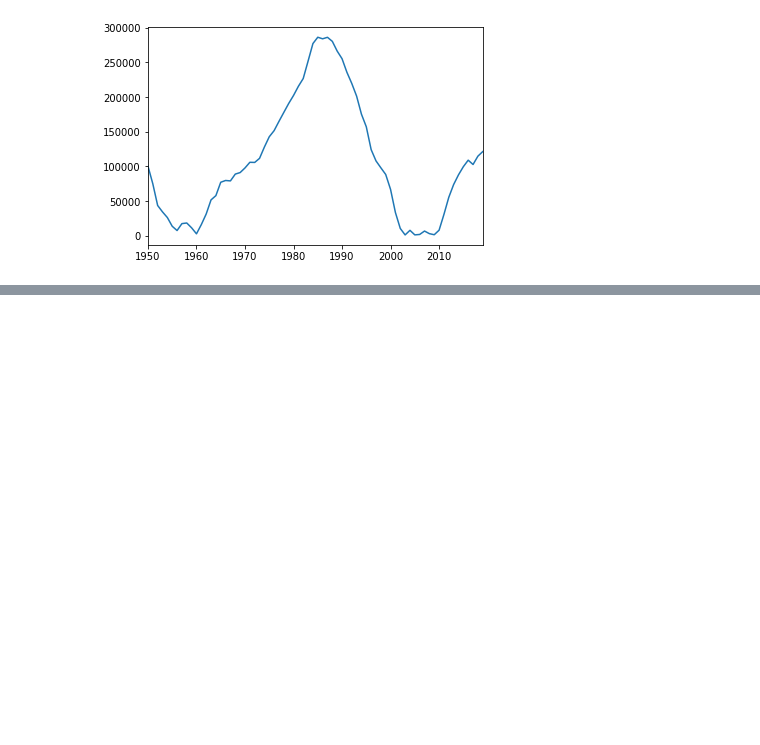
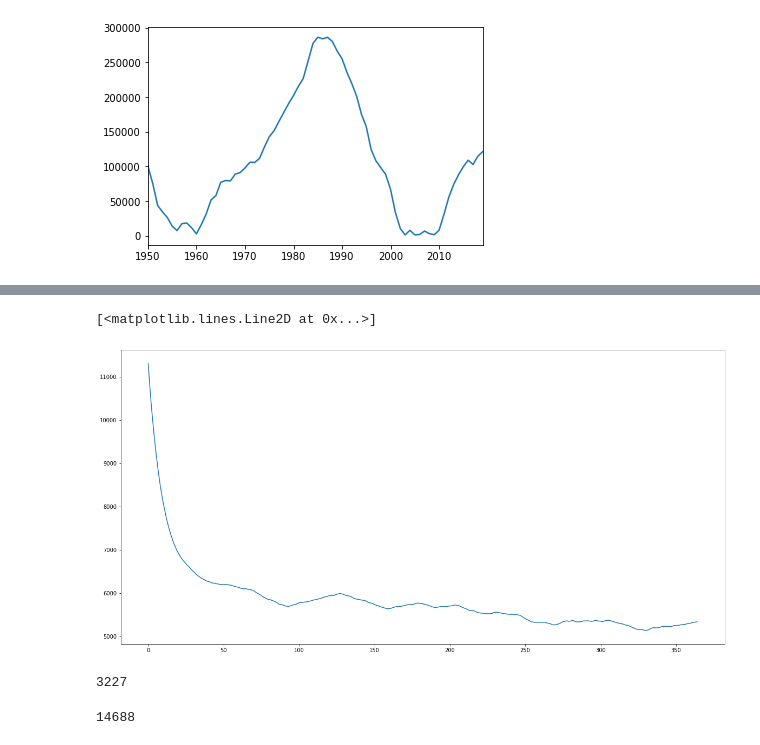
Before and after one commit to KSaiPremika/Plant-the-future, a Jupyter notebook: Traffic_Data_Creation_using_1D_Perlin_noise.ipynb, the cells around one changed output, grey strips where cells are left out. Drawn from its saved outputs; the diff is of its cells as text; code cells hidden in the pictures; blank space fills up the shorter version.

```diff
--- a/Traffic_Data_Creation_using_1D_Perlin_noise.ipynb
+++ b/Traffic_Data_Creation_using_1D_Perlin_noise.ipynb
@@ -265,0 +266,14 @@ Text(0, 0.5, 'Traffic count')
+# %%
+plt.figure(figsize=(20,10))
+plt.plot(time[:365],data[:365])
+# %% [output]
+[<matplotlib.lines.Line2D at 0x...>]
+[figure, added]
+# %%
+min(data)
+# %% [output]
+3227
+# %%
+max(data)
+# %% [output]
+14688
```
Also changed, not shown: parts of 21 cells of this notebook.
